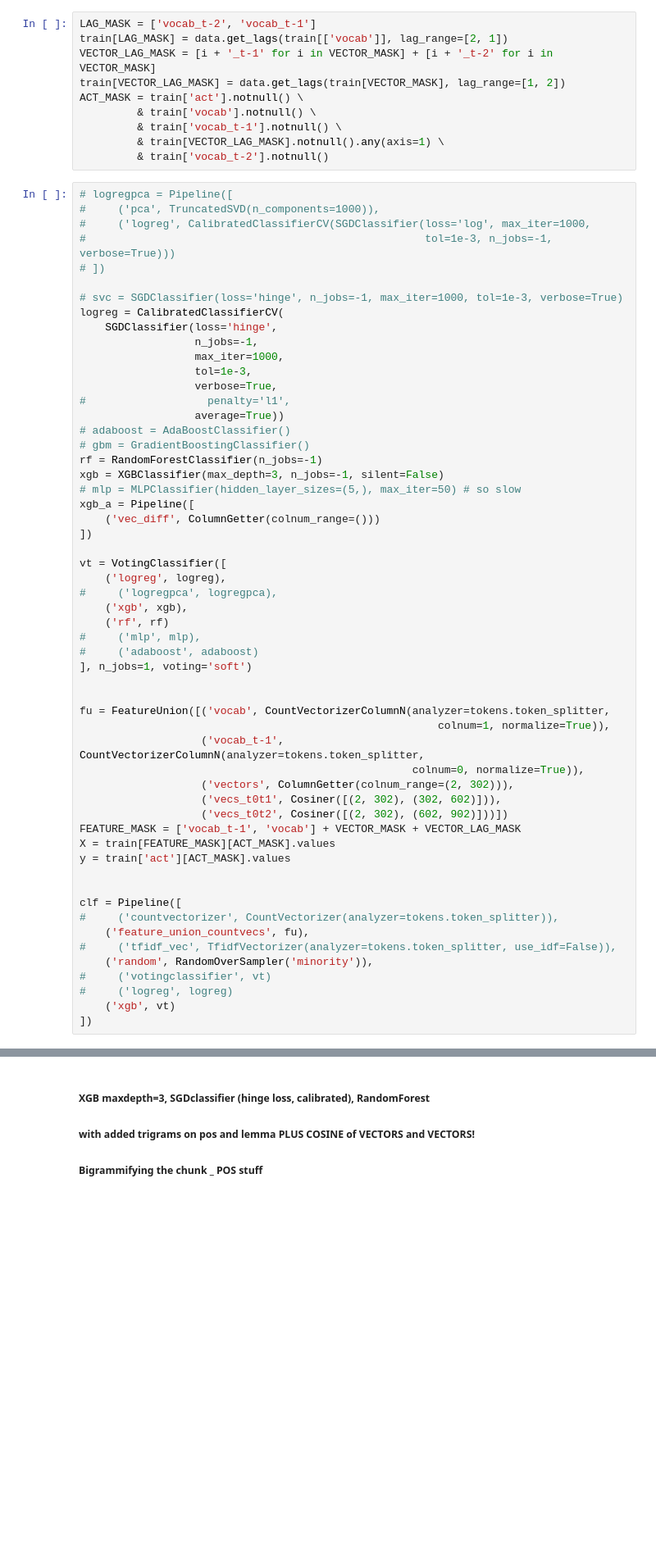
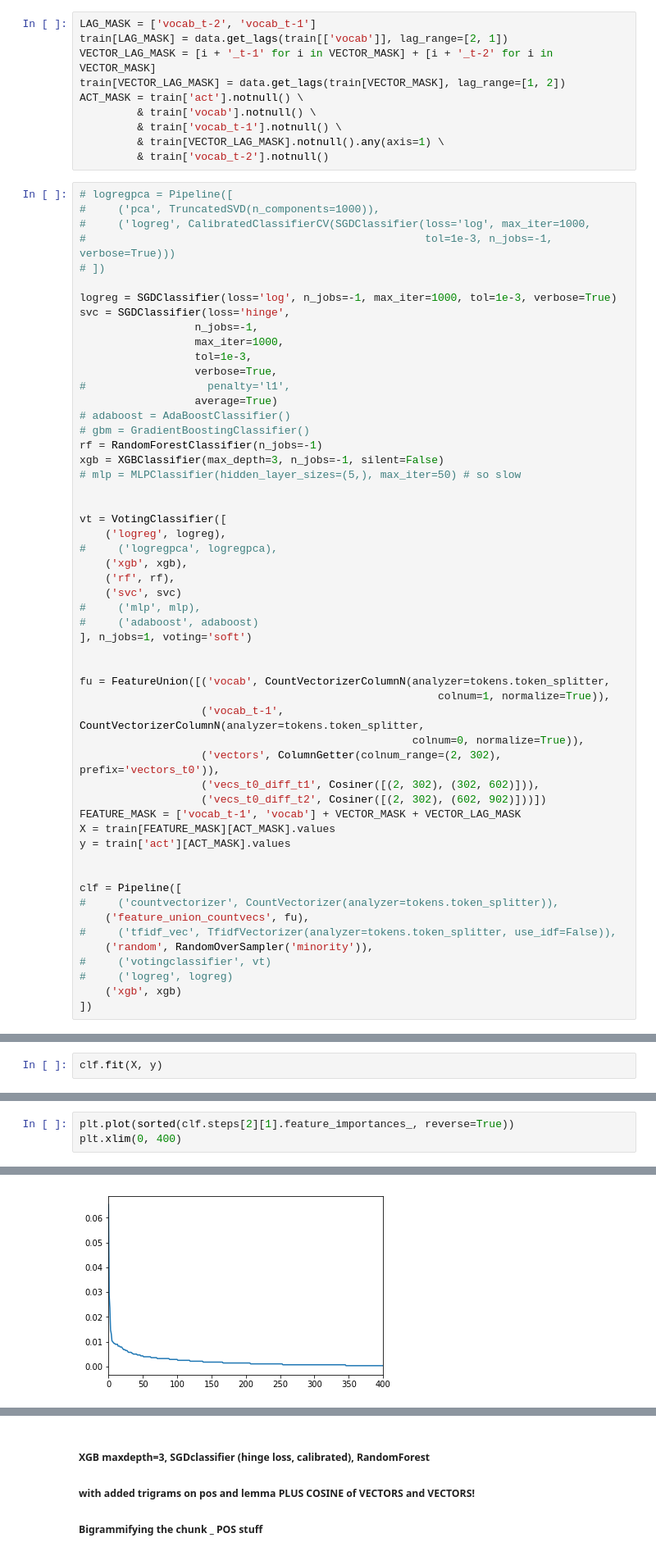
Before and after one commit to Ryanglambert/chatty, a Jupyter notebook: research/daily_dialogue/Speech Act Classifier.ipynb, the cells around one changed output, grey strips where cells are left out. Shown at 82% size. Cells and saved outputs as stored; diff of their text form; blank space fills up the shorter version.

```diff
--- a/research/daily_dialogue/Speech Act Classifier.ipynb
+++ b/research/daily_dialogue/Speech Act Classifier.ipynb
@@ -517,29 +516,27 @@ ACT_MASK = train['act'].notnull() \
 #                                                     tol=1e-3, n_jobs=-1, verbose=True)))
 # ])
 
-# svc = SGDClassifier(loss='hinge', n_jobs=-1, max_iter=1000, tol=1e-3, verbose=True)
-logreg = CalibratedClassifierCV(
-    SGDClassifier(loss='hinge',
+logreg = SGDClassifier(loss='log', n_jobs=-1, max_iter=1000, tol=1e-3, verbose=True)
+svc = SGDClassifier(loss='hinge',
                   n_jobs=-1,
                   max_iter=1000,
                   tol=1e-3,
                   verbose=True,
 #                   penalty='l1',
-                  average=True))
+                  average=True)
 # adaboost = AdaBoostClassifier()
 # gbm = GradientBoostingClassifier()
 rf = RandomForestClassifier(n_jobs=-1)
 xgb = XGBClassifier(max_depth=3, n_jobs=-1, silent=False)
 # mlp = MLPClassifier(hidden_layer_sizes=(5,), max_iter=50) # so slow
-xgb_a = Pipeline([
-    ('vec_diff', ColumnGetter(colnum_range=()))
-])
+
 
 vt = VotingClassifier([
     ('logreg', logreg),
 #     ('logregpca', logregpca),
     ('xgb', xgb),
-    ('rf', rf)
+    ('rf', rf),
+    ('svc', svc)
 #     ('mlp', mlp),
 #     ('adaboost', adaboost)
 ], n_jobs=1, voting='soft')
@@ -549,9 +546,9 @@ fu = FeatureUnion([('vocab', CountVectorizerColumnN(analyzer=tokens.token_splitt
                                                         colnum=1, normalize=True)),
                    ('vocab_t-1', CountVectorizerColumnN(analyzer=tokens.token_splitter,
                                                     colnum=0, normalize=True)),
-                   ('vectors', ColumnGetter(colnum_range=(2, 302))),
-                   ('vecs_t0t1', Cosiner([(2, 302), (302, 602)])),
-                   ('vecs_t0t2', Cosiner([(2, 302), (602, 902)]))])
+                   ('vectors', ColumnGetter(colnum_range=(2, 302), prefix='vectors_t0')),
+                   ('vecs_t0_diff_t1', Cosiner([(2, 302), (302, 602)])),
+                   ('vecs_t0_diff_t2', Cosiner([(2, 302), (602, 902)]))])
 FEATURE_MASK = ['vocab_t-1', 'vocab'] + VECTOR_MASK + VECTOR_LAG_MASK
 X = train[FEATURE_MASK][ACT_MASK].values
 y = train['act'][ACT_MASK].values
@@ -564,5 +561,5 @@ clf = Pipeline([
     ('random', RandomOverSampler('minority')),
 #     ('votingclassifier', vt)
 #     ('logreg', logreg)
-    ('xgb', vt)
+    ('xgb', xgb)
 ])
@@ -568,0 +568,2 @@ clf = Pipeline([
+# %%
+clf.fit(X, y)
@@ -568,0 +605,4 @@ clf = Pipeline([
+# %%
+plt.plot(sorted(clf.steps[2][1].feature_importances_, reverse=True))
+plt.xlim(0, 400)
+# %% [output]
@@ -568,0 +610 @@ clf = Pipeline([
+[figure, added]
```
Also changed, not shown: parts of 13 cells of this notebook, 1 other file.
